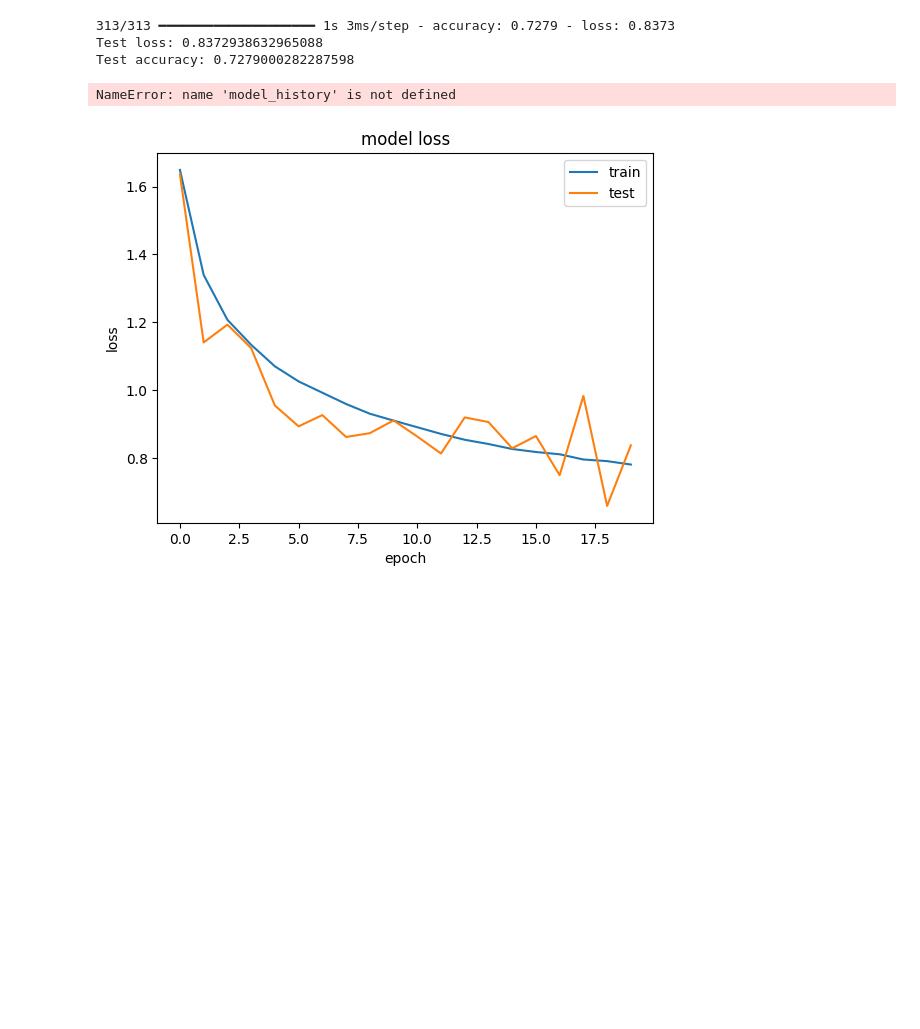
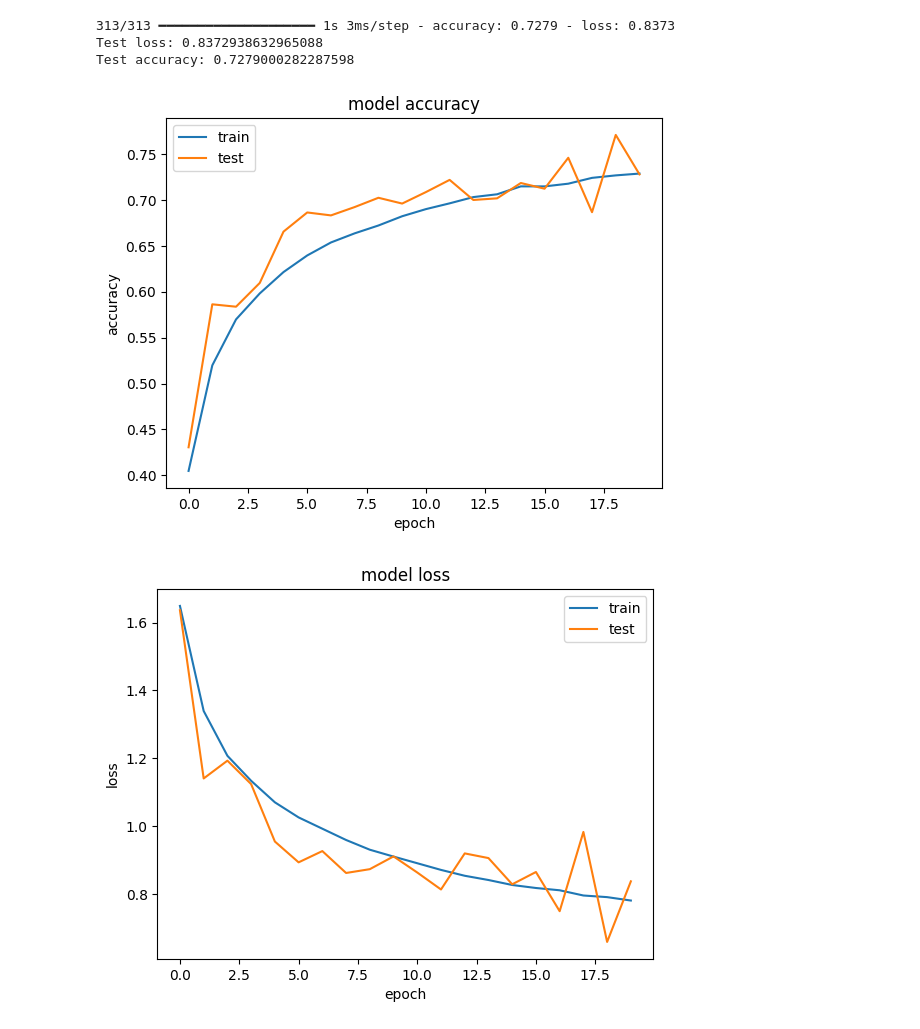
Before and after one commit to GauravPatil777/AI-ML-Learning-, a Jupyter notebook: Deep-Learning/CNN/Cifar_model/cifar_model.ipynb, the cells around one changed output. Cells and saved outputs as stored; diff of their text form; code cells hidden in the pictures; blank space fills up the shorter version.

Commit message:
Change cifar model

```diff
--- a/Deep-Learning/CNN/Cifar_model/cifar_model.ipynb
+++ b/Deep-Learning/CNN/Cifar_model/cifar_model.ipynb
@@ -134,15 +134,15 @@ Test accuracy: 0.7279000282287598
 # %%
 # summarize history from model
 import matplotlib.pyplot as plt
-plt.plot(model_history.history['accuracy'])
-plt.plot(model_history.history['val_accuracy'])
+plt.plot(history.history['accuracy'])
+plt.plot(history.history['val_accuracy'])
 plt.xlabel('epoch')
 plt.ylabel('accuracy')
 plt.legend(['train','test'],loc='best')
 plt.title('model accuracy')
 plt.show()
 # %% [output]
-NameError: name 'model_history' is not defined
+[figure, added]
 # %%
 # summarize history loss from model
 import matplotlib.pyplot as plt
```
Also changed, not shown: parts of 1 cell of this notebook.
